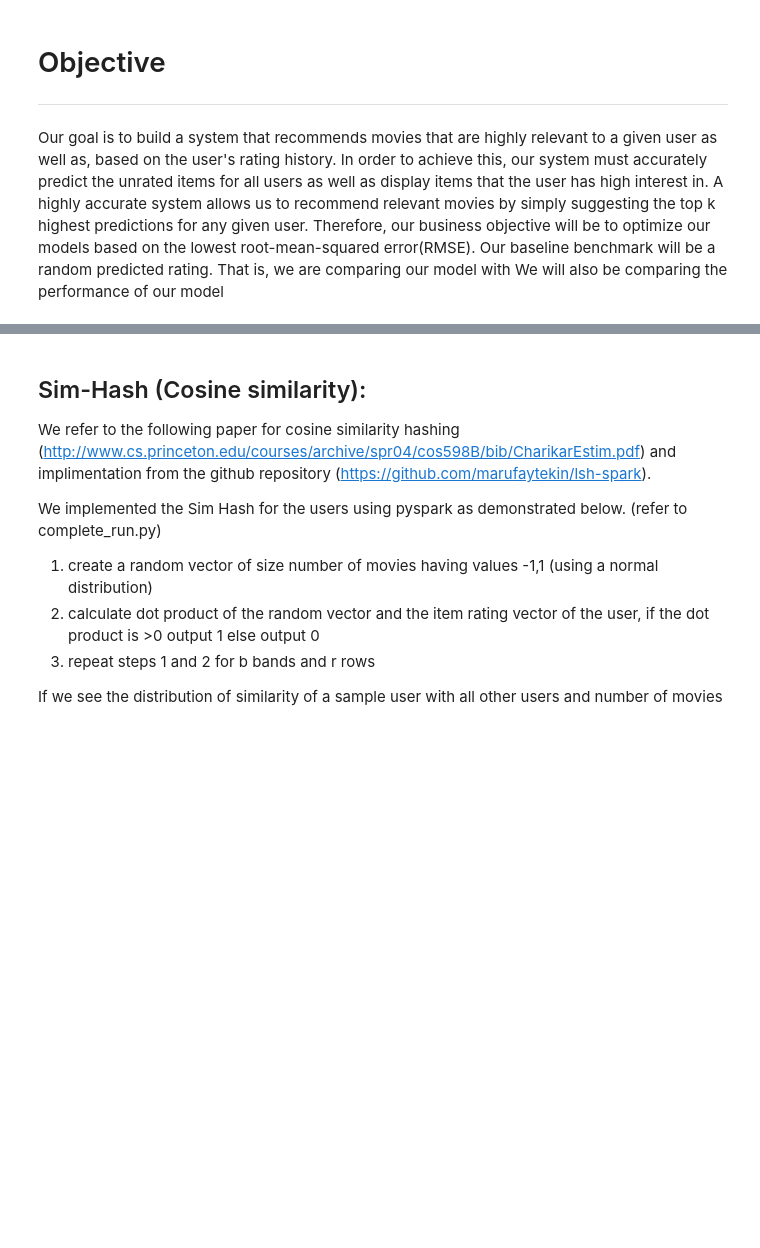
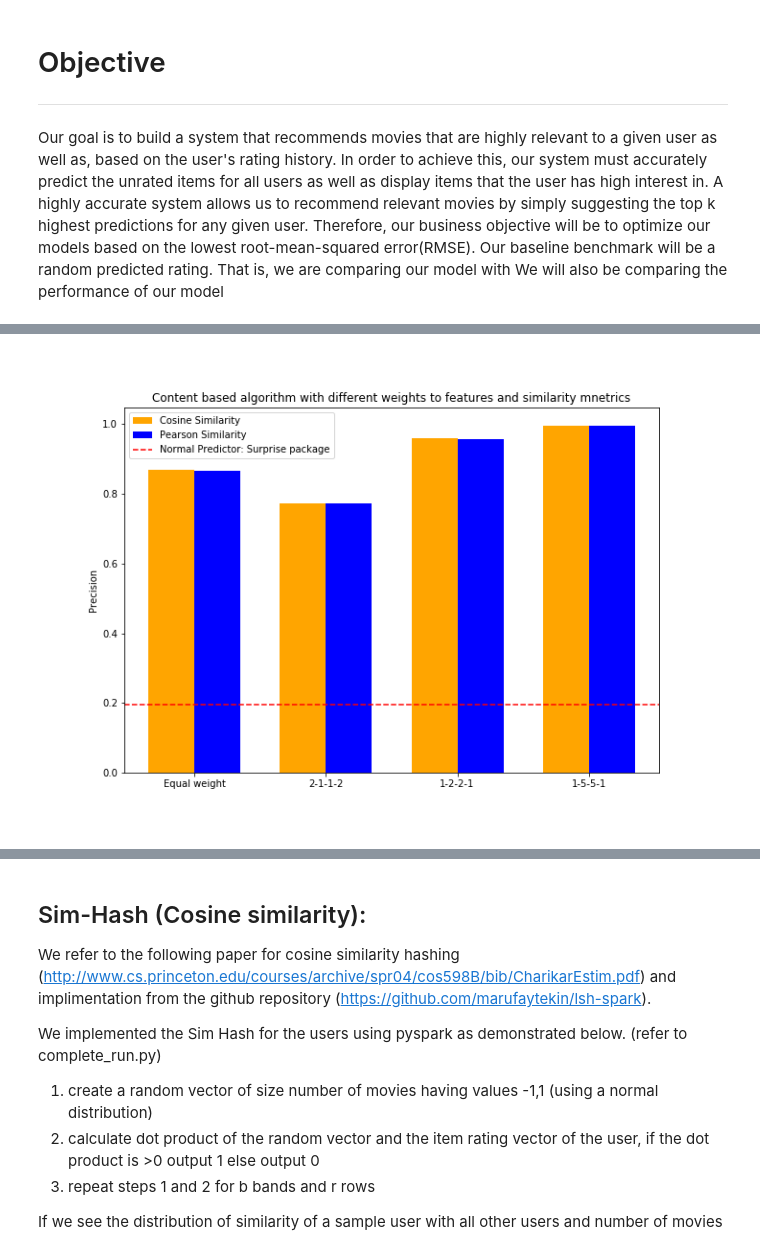
Before and after one commit to gmidhun95/recommender_system, a Jupyter notebook: project_part2/Report.ipynb, the cells around one changed output, grey strips where cells are left out. Saved outputs shown, nothing was run; the diff lists cells and outputs as text; code cells hidden in the pictures; blank space fills up the shorter version.

```diff
--- a/project_part2/Report.ipynb
+++ b/project_part2/Report.ipynb
@@ -134,0 +97,5 @@ N^k_i(u)} \text{sim}(u, v)} $
+# %%
+from IPython.display import Image
+Image(filename='precision.png')
+# %% [output]
+[figure, added]
```
Also changed, not shown: parts of 9 cells of this notebook.
